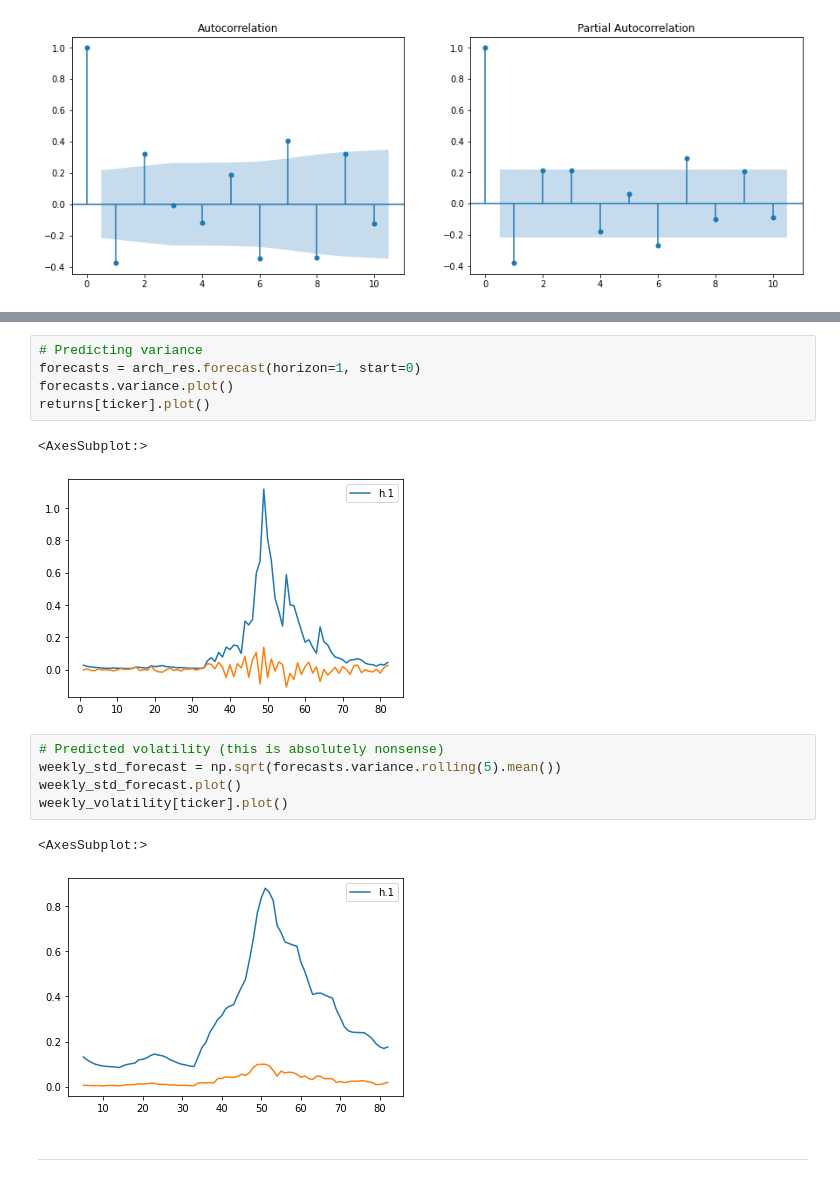
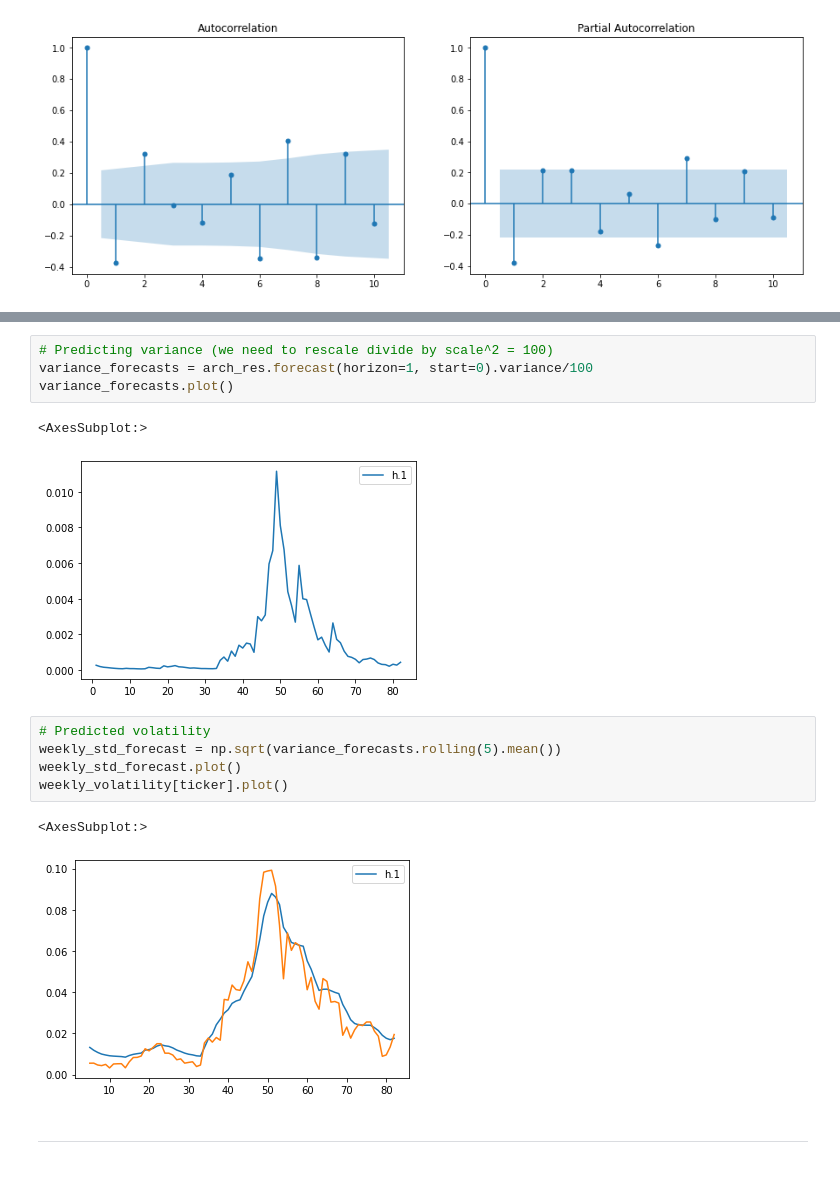
Before and after one commit to epfl-ada/ada-2020-project-milestone-p3-p3_adanas, a Jupyter notebook: creative_extension.ipynb, the cells around one changed output, grey strips where cells are left out. Drawn from its saved outputs; the diff is of its cells as text.

Commit message:
HOLY SCALE

```diff
--- a/creative_extension.ipynb
+++ b/creative_extension.ipynb
@@ -161,21 +159,20 @@ nu             6.9856      3.506      1.992  4.632e-02 [  0.114, 13.857]
 
 Covariance estimator: robust
 # %%
-# Predicting variance
-forecasts = arch_res.forecast(horizon=1, start=0)
-forecasts.variance.plot()
-returns[ticker].plot()
+# Predicting variance (we need to rescale divide by scale^2 = 100)
+variance_forecasts = arch_res.forecast(horizon=1, start=0).variance/100
+variance_forecasts.plot()
 # %% [output]
 <AxesSubplot:>
-[figure, old version]
+[figure, new version]
 # %%
-# Predicted volatility (this is absolutely nonsense)
-weekly_std_forecast = np.sqrt(forecasts.variance.rolling(5).mean())
+# Predicted volatility
+weekly_std_forecast = np.sqrt(variance_forecasts.rolling(5).mean())
 weekly_std_forecast.plot()
 weekly_volatility[ticker].plot()
 # %% [output]
 <AxesSubplot:>
-[figure, old version]
+[figure, new version]
 # %% [markdown]
 ---
 # %% [markdown]
```
Also changed, not shown: parts of 6 cells of this notebook.
